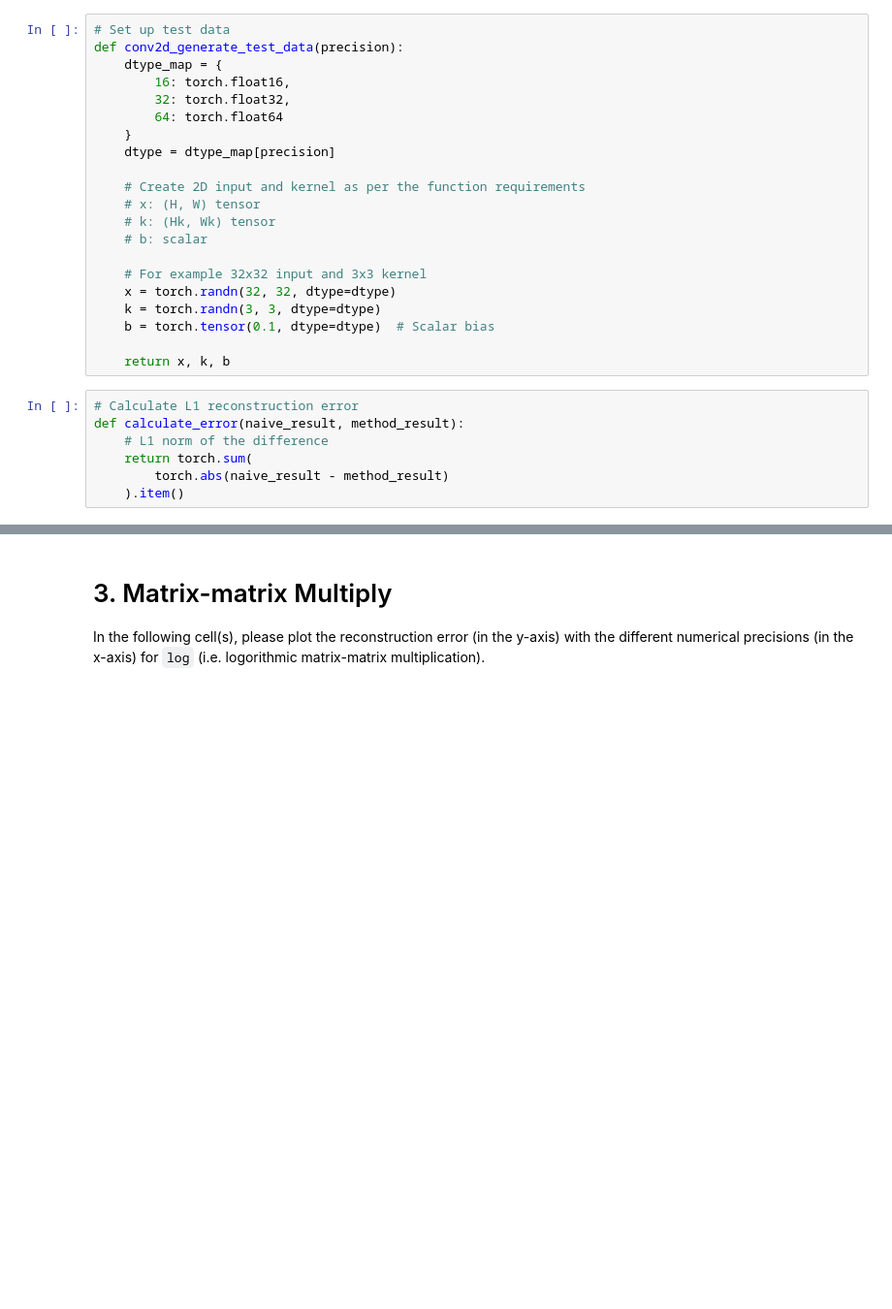
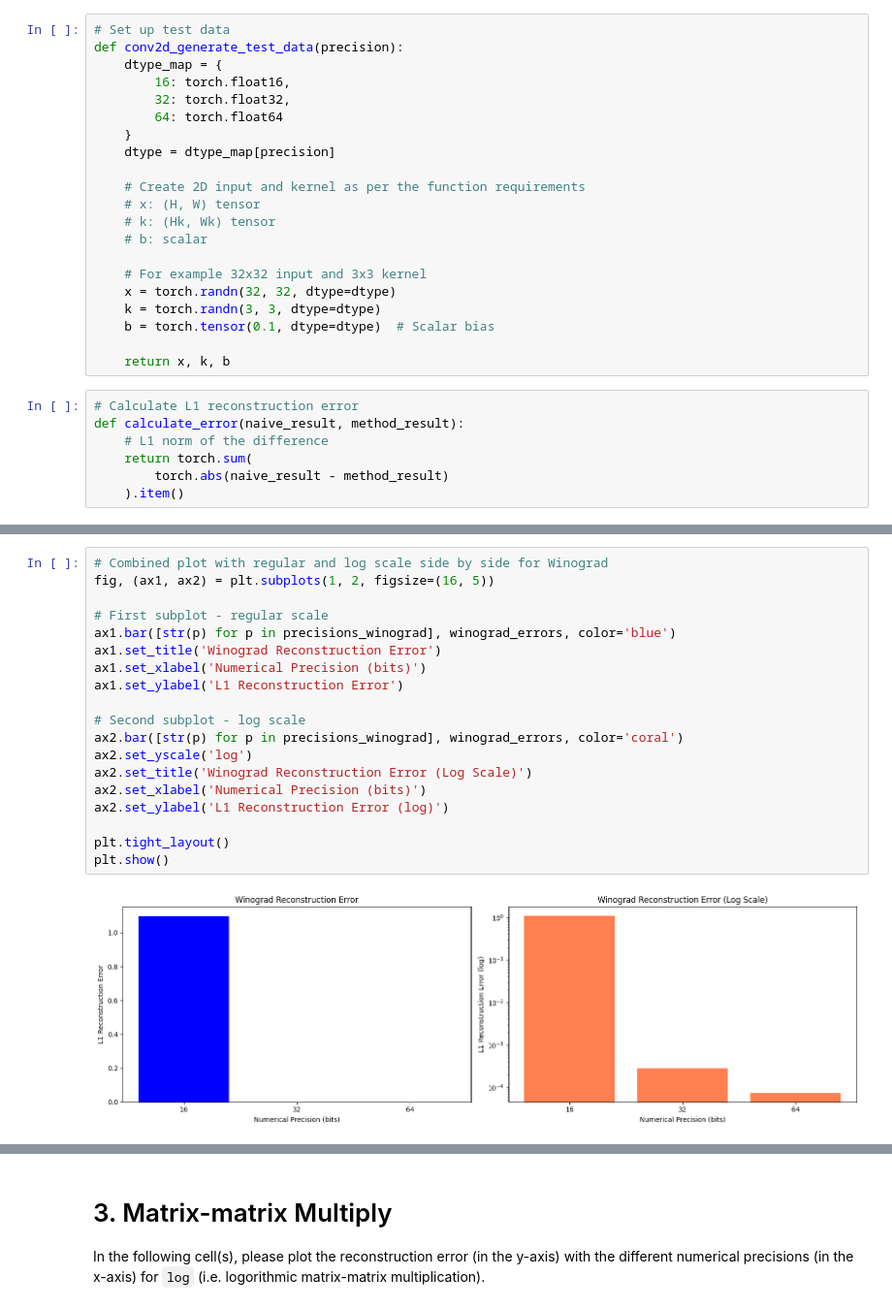
Before and after one commit to AaronGoldblatt/efficient-neural-network-numerics, a Jupyter notebook: 1-numerical_precision.ipynb, the cells around one changed output, grey strips where cells are left out. Shown at 97% size. Saved outputs shown, nothing was run; the diff lists cells and outputs as text; blank space fills up the shorter version.

Commit message:
Part 3: Added code to combine some of the bar graphs into sub-plots Created using Colab

```diff
--- a/1-numerical_precision.ipynb
+++ b/1-numerical_precision.ipynb
@@ -208,3 +218,24 @@ plt.show()
+# %%
+# Combined plot with regular and log scale side by side for Winograd
+fig, (ax1, ax2) = plt.subplots(1, 2, figsize=(16, 5))
+
+# First subplot - regular scale
+ax1.bar([str(p) for p in precisions_winograd], winograd_errors, color='blue')
+ax1.set_title('Winograd Reconstruction Error')
+ax1.set_xlabel('Numerical Precision (bits)')
+ax1.set_ylabel('L1 Reconstruction Error')
+
+# Second subplot - log scale
+ax2.bar([str(p) for p in precisions_winograd], winograd_errors, color='coral')
+ax2.set_yscale('log')
+ax2.set_title('Winograd Reconstruction Error (Log Scale)')
+ax2.set_xlabel('Numerical Precision (bits)')
+ax2.set_ylabel('L1 Reconstruction Error (log)')
+
+plt.tight_layout()
+plt.show()
+# %% [output]
+[figure, added]
 # %%
 from src.conv2d import fft
 # TODO: plot the error v.s. precision curve
```
Also changed, not shown: parts of 15 cells of this notebook.
